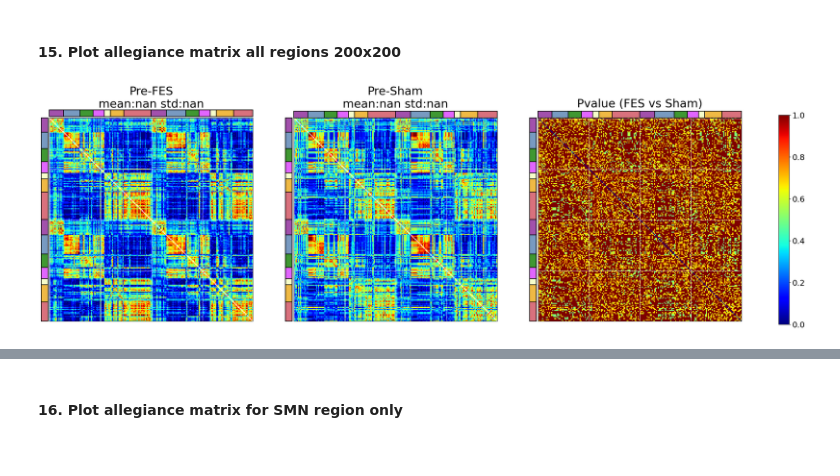
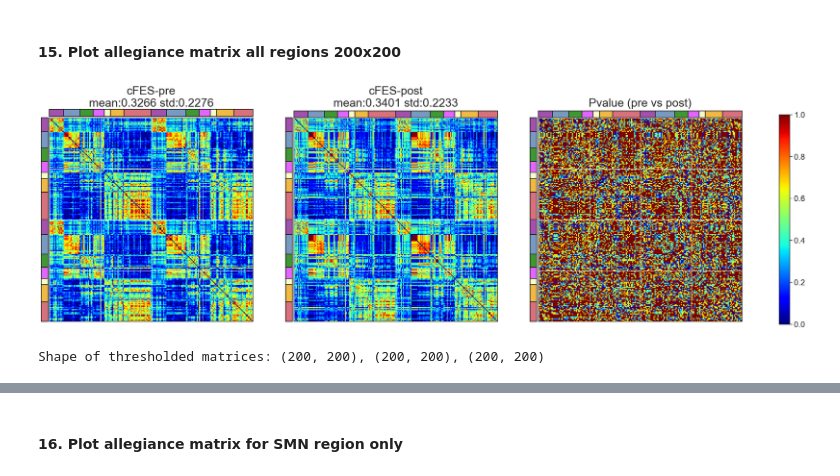
Before and after one commit to ismailukman/SCIFES_study, a Jupyter notebook: SCIFES_SMN_v3.ipynb, the cells around one changed output, grey strips where cells are left out. Saved outputs shown, nothing was run; the diff lists cells and outputs as text; code cells hidden in the pictures.

Commit message:
friedman test implementation

```diff
--- a/SCIFES_SMN_v3.ipynb
+++ b/SCIFES_SMN_v3.ipynb
@@ -438,0 +488,17 @@ color = (['purple']*14) + (['blue']*16) + (['green']*13) + (['violet']*11) + (['
+# %%
+alg_pvalue = perm_test_friedman_par(S1_cFES_pre, S3_cFES_post, nmc=10000, n_jobs=8)
+print(alg_pvalue.shape)
+
+
+
+# def run_parallel_test():
+#     alg_pvalue = perm_test_friedman_par(S1_cFES_pre, S3_cFES_post, nmc=100, n_jobs=8)
+#     print(alg_pvalue.shape)
+
+# if __name__ == "__main__":
+#     run_parallel_test()
+
+# S1_cFES_pre = S_g1
+# S2_c_pre = S_g2
+# S3_cFES_post = S_g3
+# S4_c_post = S_g4
@@ -701,3 +941 @@ print(f' reshape: {len(x_rec3)} {len(z_rec3)}, {len(x_in3)} {len(z_in3)}')
  reshape: 35 35, 35 35
-# %%
-group_label = ['Pre FES', 'Pre Sham'] # 'Pre FES', 'Pre Sham', 'Post FES', 'Post Sham'
@@ -726,6 +1113,11 @@ alg_c = alg_pvalue
 # alg_a = alg_S1_cFES
 # alg_b = alg_cFES_post
 # alg_c = alg_pvalue
+
+
+alg_a = np.nan_to_num(alg_a, nan=0)
+alg_b = np.nan_to_num(alg_b, nan=0)
+alg_c = np.nan_to_num(alg_c, nan=0)
 # %%
 # Allegiance matrix 200x200
 cmap = 'jet'  # jet, rainbow, twilight, twilight_shifted, terrain, gist_earth, CMRmap
@@ -740,7 +1132,7 @@ axs[0].set_title(f'cFES-pre\nmean:{np.mean(alg_a):.4f} std:{np.std(alg_a):.4f}',
 
 # Plot the second matrix
 im2 = axs[1].matshow(alg_b, vmin=0, vmax=1, cmap=cmap)
-axs[1].set_title(f'c-pre\nmean:{np.mean(alg_b):.4f} std:{np.std(alg_b):.4f}', fontsize=26, y=1.04)
+axs[1].set_title(f'cFES-post\nmean:{np.mean(alg_b):.4f} std:{np.std(alg_b):.4f}', fontsize=26, y=1.04)
 
 # Plot the third matrix
 im3 = axs[2].matshow(alg_c, vmin=0, vmax=1, cmap=cmap)
@@ -833,31 +1225,58 @@ axs[2].add_patch(patches.Rectangle((59.5, i), width=72.5 - 59.5, height=h, facec
 axs[2].add_patch(patches.Rectangle((72.5, i), width=99.5 - 72.5, height=h, facecolor='#D9717D', clip_on=False, linewidth=1.5, edgecolor='k'))
 axs[2].add_patch(patches.Rectangle((99.5, i), width=114.5 - 99.5, height=h, facecolor='#A251AC', clip_on=False, linewidth=1.5, edgecolor='k'))
 axs[2].add_patch(patches.Rectangle((114.5, i), width=133.5 - 114.5, height=h, facecolor='#789AC1', clip_on=False, linewidth=1.5, edgecolor='k'))
 axs[2].add_patch(patches.Rectangle((133.5, i), width=146.5 - 133.5, height=h, facecolor='#409832', clip_on=False, linewidth=1.5, edgecolor='k'))
 axs[2].add_patch(patches.Rectangle((146.5, i), width=157.5 - 146.5, height=h, facecolor='#E165FE', clip_on=False, linewidth=1.5, edgecolor='k'))
 axs[2].add_patch(patches.Rectangle((157.5, i), width=163.5 - 157.5, height=h, facecolor='#F6FDC9', clip_on=False, linewidth=1.5, edgecolor='k'))
 axs[2].add_patch(patches.Rectangle((163.5, i), width=180.5 - 163.5, height=h, facecolor='#EFB944', clip_on=False, linewidth=1.5, edgecolor='k'))
 axs[2].add_patch(patches.Rectangle((180.5, i), width=199.5 - 180.5, height=h, facecolor='#D9717D', clip_on=False, linewidth=1.5, edgecolor='k'))
 axs[2].add_patch(patches.Rectangle((i+space, -0.5), width=w, height=13.5+0.5, facecolor='#A251AC', clip_on=False, linewidth=1.5, edgecolor='k'))
 axs[2].add_patch(patches.Rectangle((i+space, 13.5), width=w, height=29.5-13.5, facecolor='#789AC1', clip_on=False, linewidth=1.5, edgecolor='k'))
 axs[2].add_patch(patches.Rectangle((i+space, 29.5), width=w, height=42.5-29.5, facecolor='#409832', clip_on=False, linewidth=1.5, edgecolor='k'))
 axs[2].add_patch(patches.Rectangle((i+space, 42.5), width=w, height=53.5-42.5, facecolor='#E165FE', clip_on=False, linewidth=1.5, edgecolor='k'))
 axs[2].add_patch(patches.Rectangle((i+space, 53.5), width=w, height=59.5-53.5, facecolor='#F6FDC9', clip_on=False, linewidth=1.5, edgecolor='k'))
 axs[2].add_patch(patches.Rectangle((i+space, 59.5), width=w, height=72.5-59.5, facecolor='#EFB944', clip_on=False, linewidth=1.5, edgecolor='k'))
 axs[2].add_patch(patches.Rectangle((i+space, 72.5), width=w, height=99.5-72.5, facecolor='#D9717D', clip_on=False, linewidth=1.5, edgecolor='k'))
 axs[2].add_patch(patches.Rectangle((i+space, 99.5), width=w, height=114.5-99.5, facecolor='#A251AC', clip_on=False, linewidth=1.5, edgecolor='k'))
 axs[2].add_patch(patches.Rectangle((i+space, 114.5), width=w, height=133.5-114.5, facecolor='#789AC1', clip_on=False, linewidth=1.5, edgecolor='k'))
 axs[2].add_patch(patches.Rectangle((i+space, 133.5), width=w, height=146.5-133.5, facecolor='#409832', clip_on=False, linewidth=1.5, edgecolor='k'))
 axs[2].add_patch(patches.Rectangle((i+space, 146.5), width=w, height=157.5-146.5, facecolor='#E165FE', clip_on=False, linewidth=1.5, edgecolor='k'))
 axs[2].add_patch(patches.Rectangle((i+space, 157.5), width=w, height=163.5-157.5, facecolor='#F6FDC9', clip_on=False, linewidth=1.5, edgecolor='k'))
 axs[2].add_patch(patches.Rectangle((i+space, 163.5), width=w, height=180.5-163.5, facecolor='#EFB944', clip_on=False, linewidth=1.5, edgecolor='k'))
 axs[2].add_patch(patches.Rectangle((i+space, 180.5), width=w, height=199.5-180.5, facecolor='#D9717D', clip_on=False, linewidth=1.5, edgecolor='k'))
 
 
 # # Add a single colorbar for all subplots
 cbar = fig.colorbar(im3, ax=axs, orientation='vertical', fraction=0.02, shrink=0.85) #
 cbar.ax.tick_params(labelsize=18)
 
 plt.show()
 # %% [output]
-[figure, old version]
+[figure, new version]
+# %%
+def threshold_matrices(allegiance_matx):
+
+    # Unpack matrices
+    A, B, C = allegiance_matx
+
+    # Detect matrix size
+    if A.shape != B.shape or A.shape != C.shape:
+        raise ValueError("All matrices must have the same dimensions.")
+
+    # Threshold matrix C
+    C_thresh = np.where(C <= 0.05, 1, 0)
+
+    # Use C_thresh to threshold A and B
+    A_thresh = A * C_thresh
+    B_thresh = B * C_thresh
+
+    # Display results
+    print(f'Shape of thresholded matrices: {A_thresh.shape}, {B_thresh.shape}, {C_thresh.shape}')
+
+    return A_thresh, B_thresh, C_thresh
+
+
+# Call function
+A_thresh, B_thresh, C_thresh = threshold_matrices([alg_a, alg_b, alg_c])
+# %% [output]
+Shape of thresholded matrices: (200, 200), (200, 200), (200, 200)
```
Also changed, not shown: parts of 41 cells of this notebook, 1 other file.
